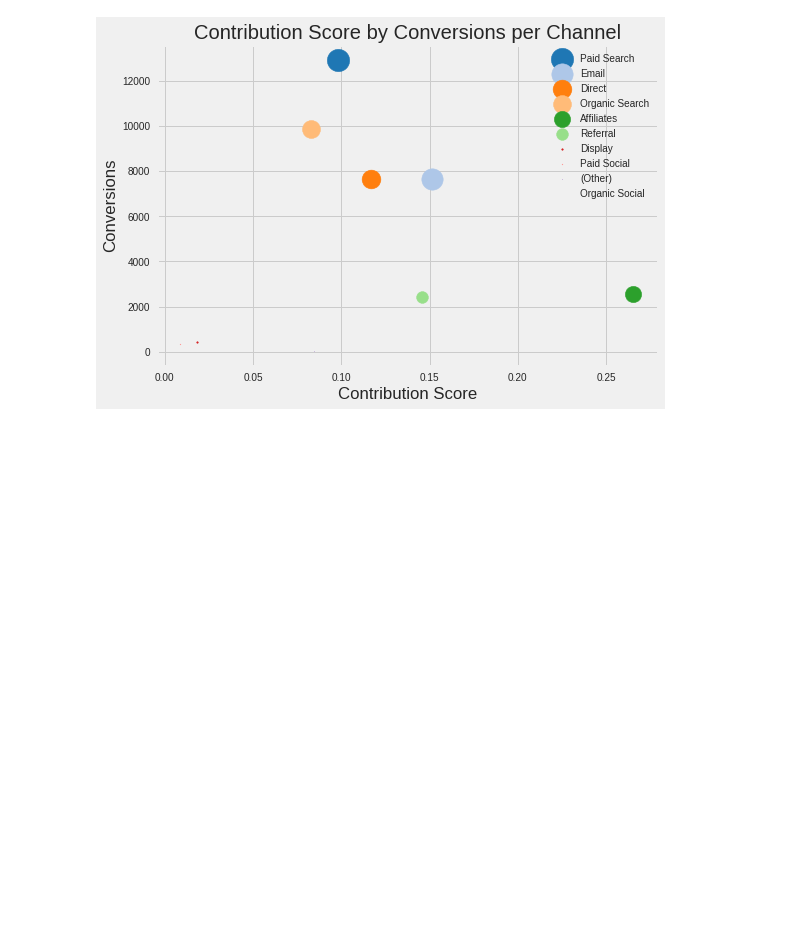
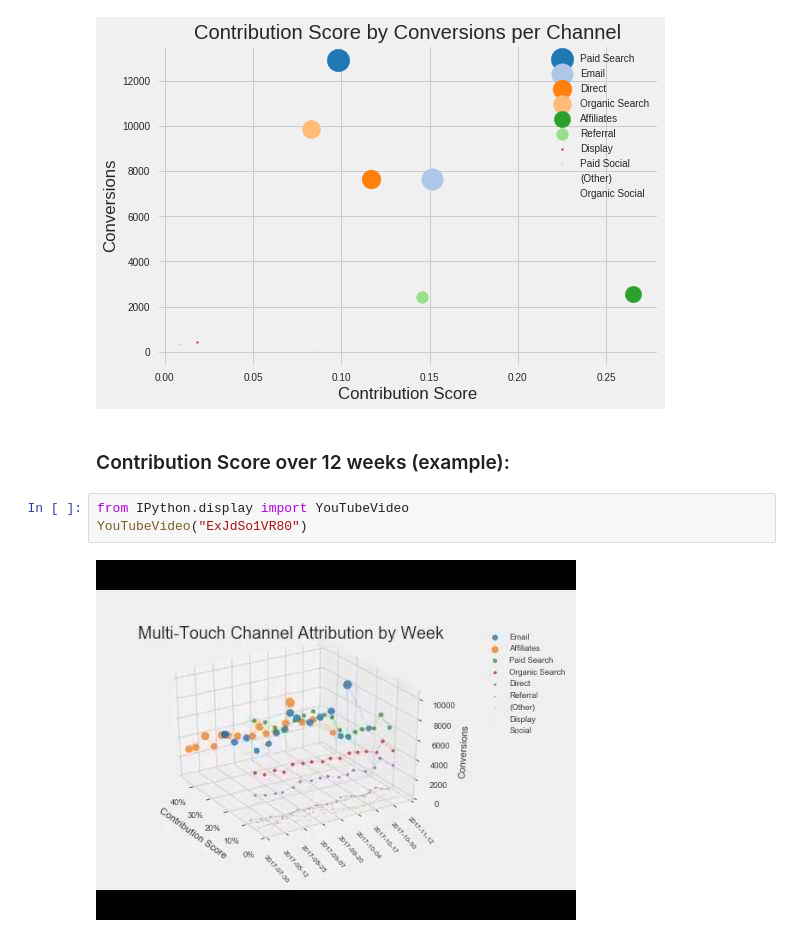
Before and after one commit to iampatgrady/Simple-Probabalistic-Model-For-Google-Analytics-Users, a Jupyter notebook: Multitouch_Attribution_Modeling.ipynb, the cells around one changed output. Saved outputs shown, nothing was run; the diff lists cells and outputs as text; blank space fills up the shorter version.

```diff
--- a/Multitouch_Attribution_Modeling.ipynb
+++ b/Multitouch_Attribution_Modeling.ipynb
@@ -246,3 +246,10 @@ plt.legend(loc=0)
 plt.show()
 # %% [output]
 [figure]
+# %% [markdown]
+### Contribution Score over 12 weeks (example):
+# %%
+from IPython.display import YouTubeVideo
+YouTubeVideo("ExJdSo1VR80")
+# %% [output]
+[figure, added]
```
